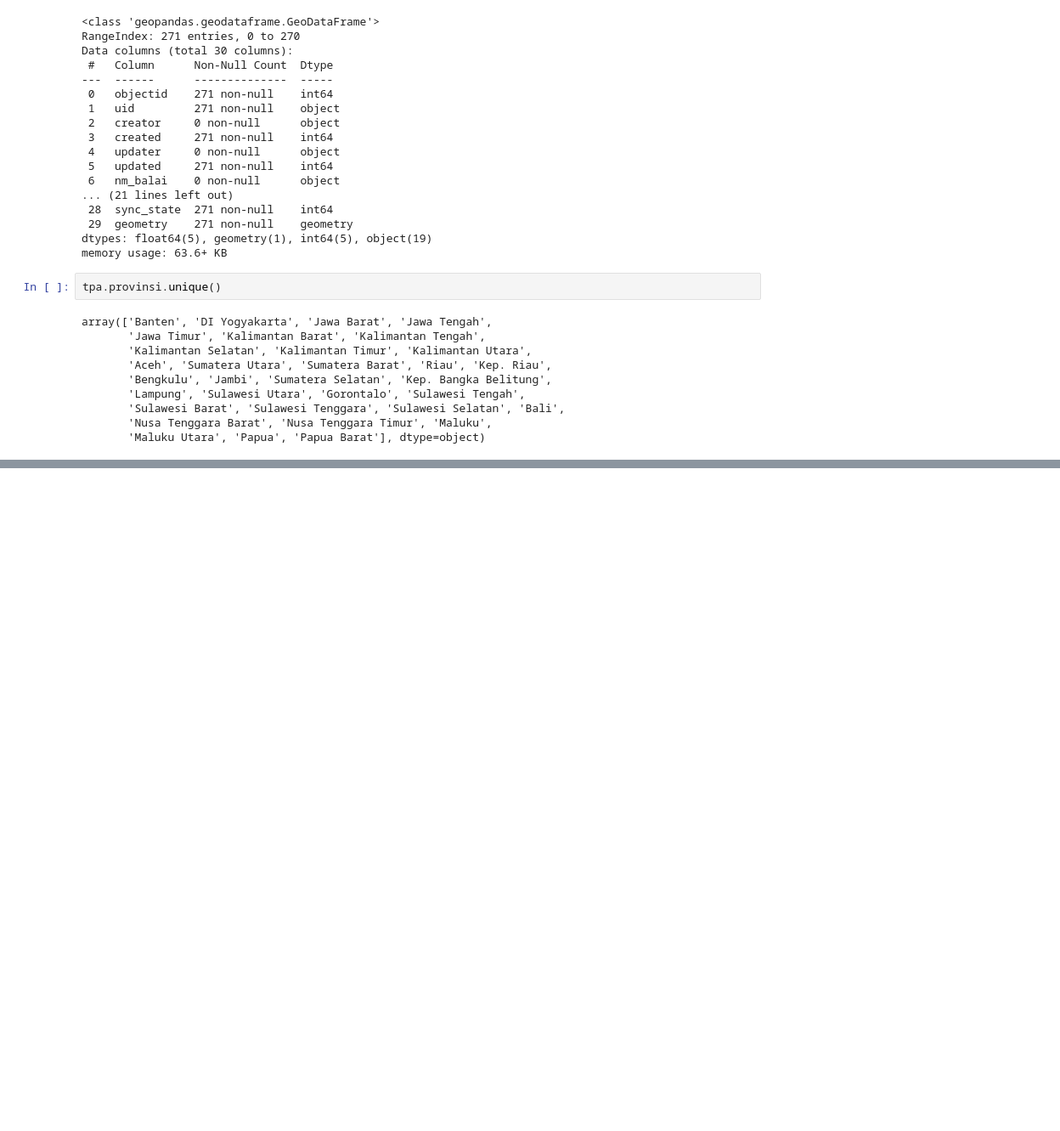
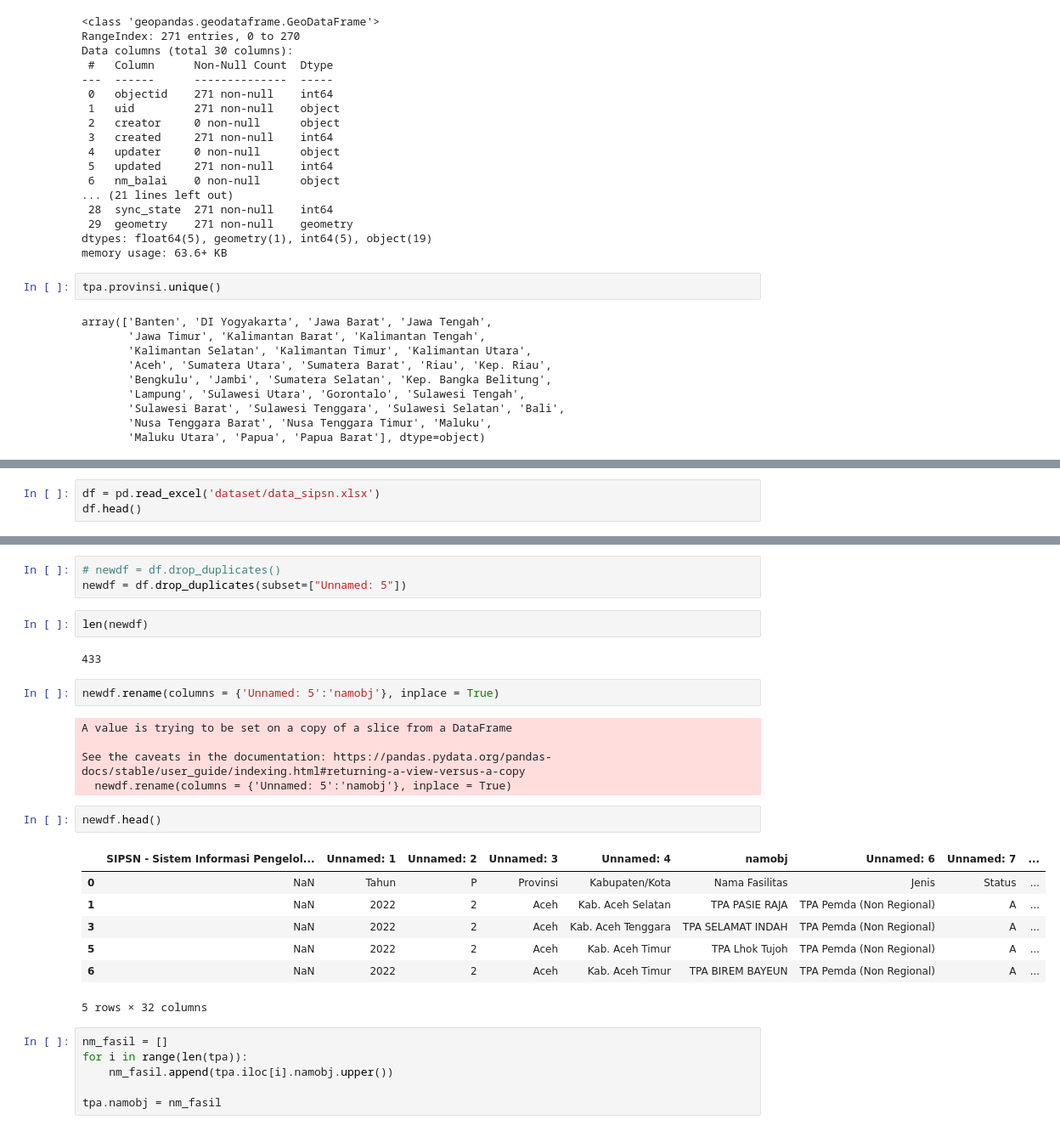
Before and after one commit to Zukazine/IDTerritoryDevelopment, a Jupyter notebook: dataanalysis.ipynb, the cells around one changed output, grey strips where cells are left out. Shown at 85% size. Saved outputs shown, nothing was run; the diff lists cells and outputs as text; blank space fills up the shorter version.

```diff
--- a/dataanalysis.ipynb
+++ b/dataanalysis.ipynb
@@ -190,0 +225,3 @@ array(['Sulawesi Selatan', 'Lampung', 'Jawa Tengah', 'Bali', 'Aceh',
+# %%
+df = pd.read_excel('dataset/data_sipsn.xlsx')
+df.head()
@@ -190,0 +236,30 @@ array(['Sulawesi Selatan', 'Lampung', 'Jawa Tengah', 'Bali', 'Aceh',
+# %%
+# newdf = df.drop_duplicates()
+newdf = df.drop_duplicates(subset=["Unnamed: 5"])
+# %%
+len(newdf)
+# %% [output]
+433
+# %%
+newdf.rename(columns = {'Unnamed: 5':'namobj'}, inplace = True)
+# %% [output]
+A value is trying to be set on a copy of a slice from a DataFrame
+
+See the caveats in the documentation: https://pandas.pydata.org/pandas-docs/stable/user_guide/indexing.html#returning-a-view-versus-a-copy
+  newdf.rename(columns = {'Unnamed: 5':'namobj'}, inplace = True)
+# %%
+newdf.head()
+# %% [output]
+|  | SIPSN - Sistem Informasi Pengelol... | Unnamed: 1 | Unnamed: 2 | Unnamed: 3 | Unnamed: 4 | namobj | Unnamed: 6 | Unnamed: 7 | ... |
+| 0 | NaN | Tahun | P | Provinsi | Kabupaten/Kota | Nama Fasilitas | Jenis | Status | ... |
+| 1 | NaN | 2022 | 2 | Aceh | Kab. Aceh Selatan | TPA PASIE RAJA | TPA Pemda (Non Regional) | A | ... |
+| 3 | NaN | 2022 | 2 | Aceh | Kab. Aceh Tenggara | TPA SELAMAT INDAH | TPA Pemda (Non Regional) | A | ... |
+| 5 | NaN | 2022 | 2 | Aceh | Kab. Aceh Timur | TPA Lhok Tujoh | TPA Pemda (Non Regional) | A | ... |
+| 6 | NaN | 2022 | 2 | Aceh | Kab. Aceh Timur | TPA BIREM BAYEUN | TPA Pemda (Non Regional) | A | ... |
+5 rows × 32 columns
+# %%
+nm_fasil = []
+for i in range(len(tpa)):
+    nm_fasil.append(tpa.iloc[i].namobj.upper())
+
+tpa.namobj = nm_fasil
```
Also changed, not shown: parts of 13 cells of this notebook, 24 other files.
